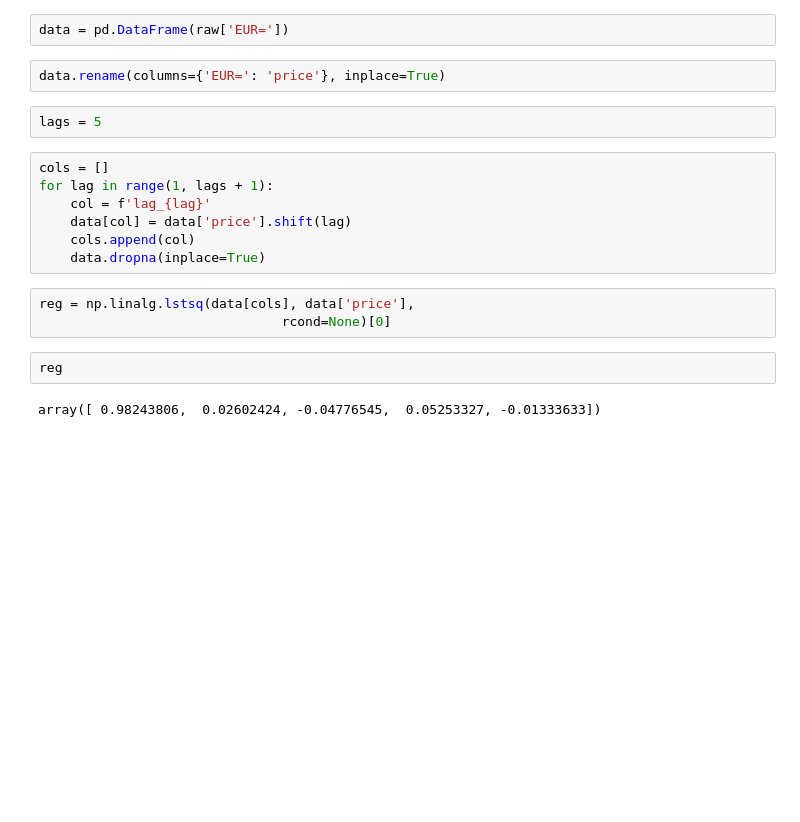
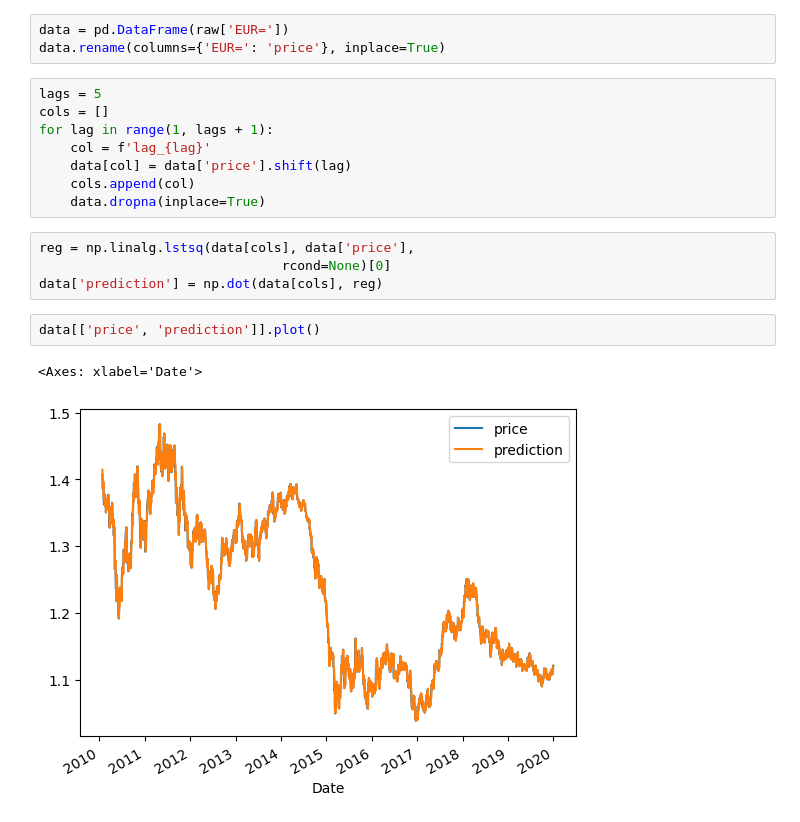
Before and after one commit to khoihd/PythonForAlgorithmicTrading, a Jupyter notebook: chapter_5.ipynb, the cells around one changed output. Drawn from its saved outputs; the diff is of its cells as text; blank space fills up the shorter version.

```diff
--- a/chapter_5.ipynb
+++ b/chapter_5.ipynb
@@ -7,10 +36,8 @@ raw = pd.read_csv('http://hilpisch.com/pyalgo_eikon_eod_data.csv',
 # %%
 data = pd.DataFrame(raw['EUR='])
+data.rename(columns={'EUR=': 'price'}, inplace=True)
-# %%
-data.rename(columns={'EUR=': 'price'}, inplace=True)
-# %%
-lags = 5
 # %%
+lags = 5
 cols = []
 for lag in range(1, lags + 1):
     col = f'lag_{lag}'
@@ -20,7 +47,9 @@ for lag in range(1, lags + 1):
 # %%
 reg = np.linalg.lstsq(data[cols], data['price'],
                                rcond=None)[0]
+data['prediction'] = np.dot(data[cols], reg)
-# %%
-reg
-# %% [output]
-array([ 0.98243806,  0.02602424, -0.04776545,  0.05253327, -0.01333633])
+# %%
+data[['price', 'prediction']].plot()
+# %% [output]
+<Axes: xlabel='Date'>
+[figure, added]
```
Also changed, not shown: parts of 13 cells of this notebook, 8 other files.
